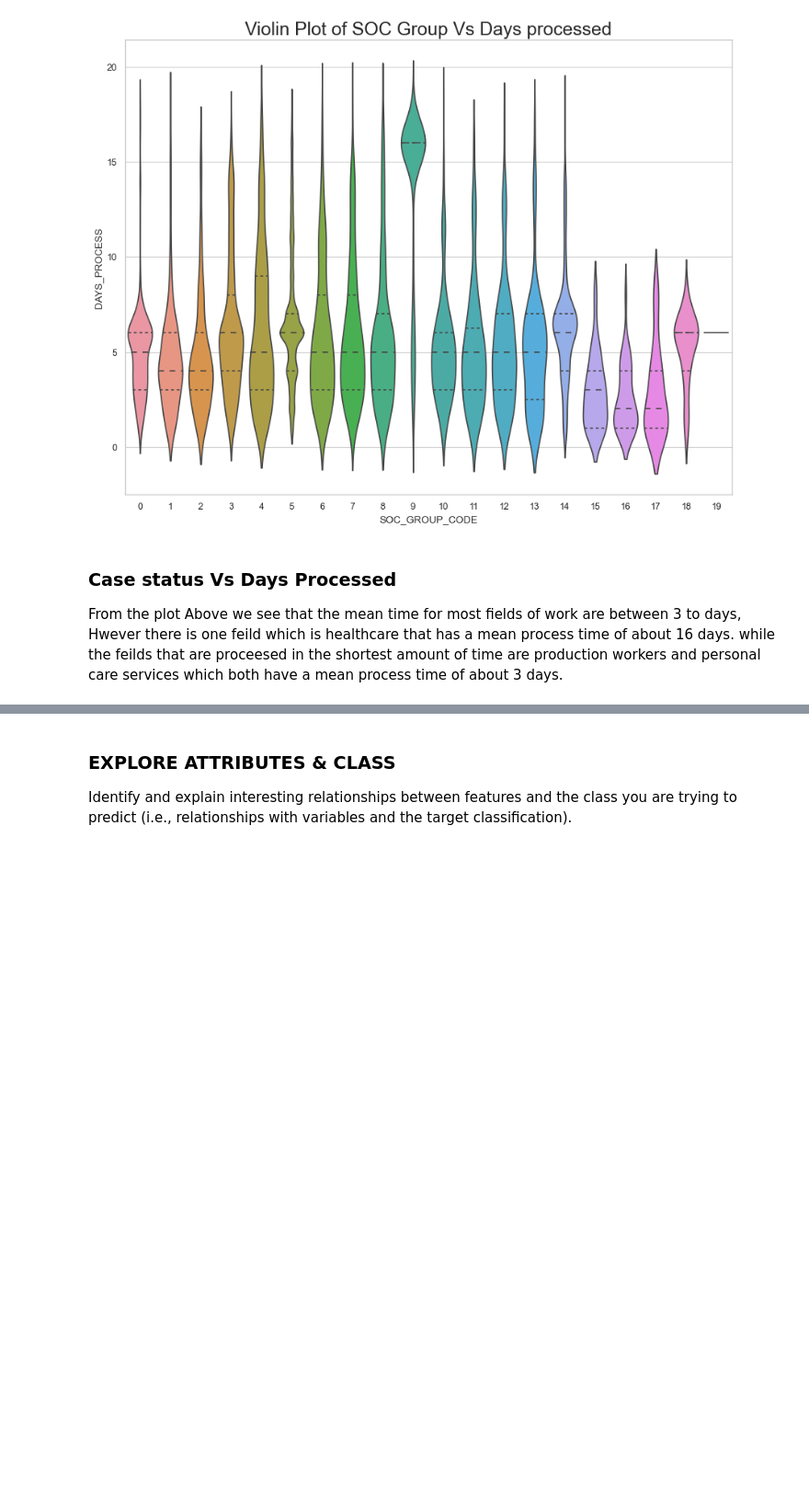
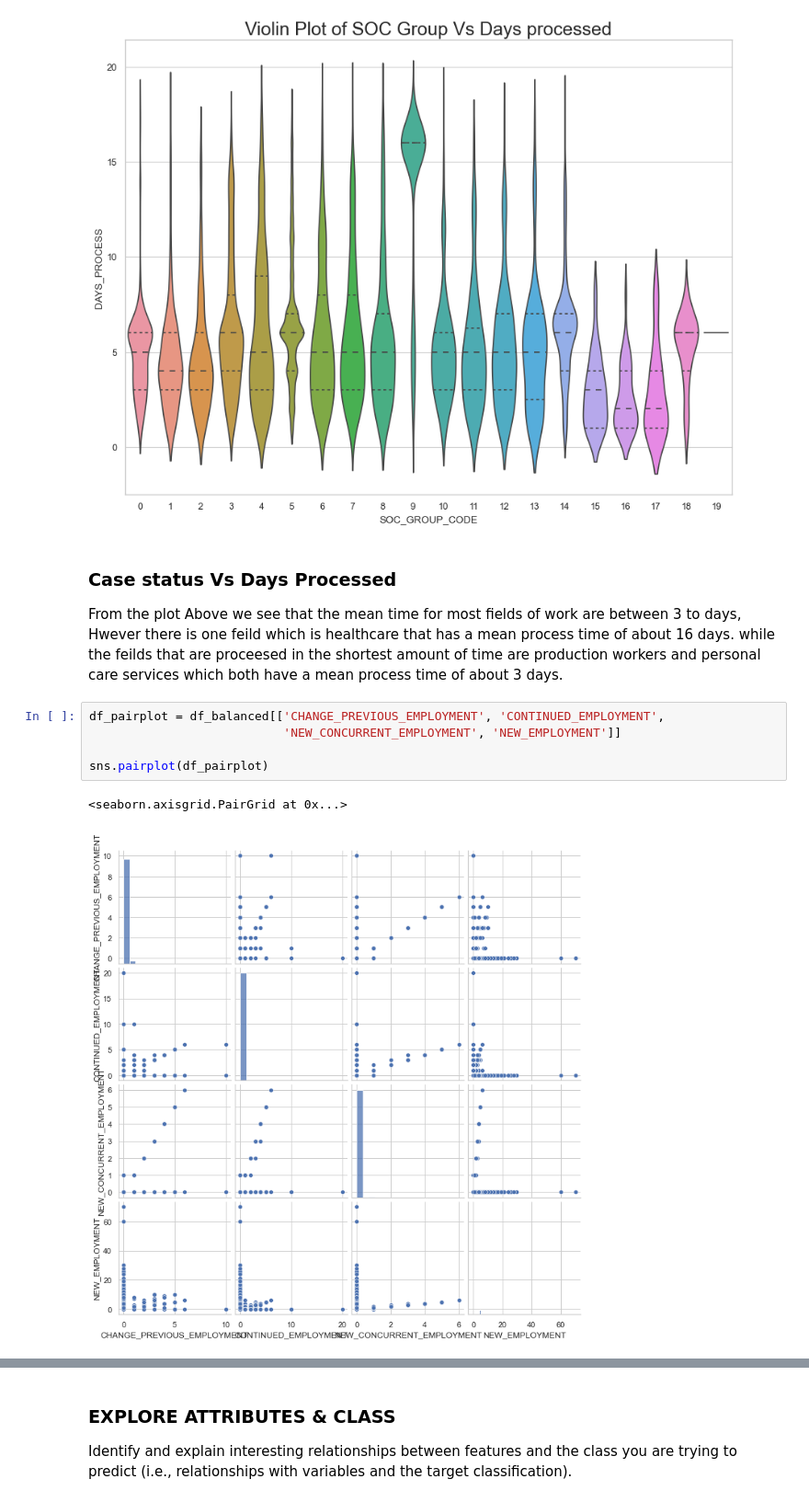
Before and after one commit to trishattah/DS_7331_Projects, a Jupyter notebook: Visa_project_code/MASTER_Lab1_Group_4_PATRICIA_ATTAH.ipynb, the cells around one changed output, grey strips where cells are left out. Shown at 92% size. Saved outputs shown, nothing was run; the diff lists cells and outputs as text; blank space fills up the shorter version.

```diff
--- a/Visa_project_code/MASTER_Lab1_Group_4_PATRICIA_ATTAH.ipynb
+++ b/Visa_project_code/MASTER_Lab1_Group_4_PATRICIA_ATTAH.ipynb
@@ -457,3 +469,11 @@ plt.show()
 # %% [markdown]
 ### Case status Vs Days Processed
 From the plot Above we see that the mean time for most fields of work are between 3 to days, Hwever there is one feild which is healthcare that has a mean process time of about 16 days. while the feilds that are proceesed in the shortest amount of time are production workers and personal care services which both have a mean process time of about 3 days.
+# %%
+df_pairplot = df_balanced[['CHANGE_PREVIOUS_EMPLOYMENT', 'CONTINUED_EMPLOYMENT',
+                           'NEW_CONCURRENT_EMPLOYMENT', 'NEW_EMPLOYMENT']]
+
+sns.pairplot(df_pairplot)
+# %% [output]
+<seaborn.axisgrid.PairGrid at 0x...>
+[figure, added]
```
Also changed, not shown: parts of 8 cells of this notebook.
